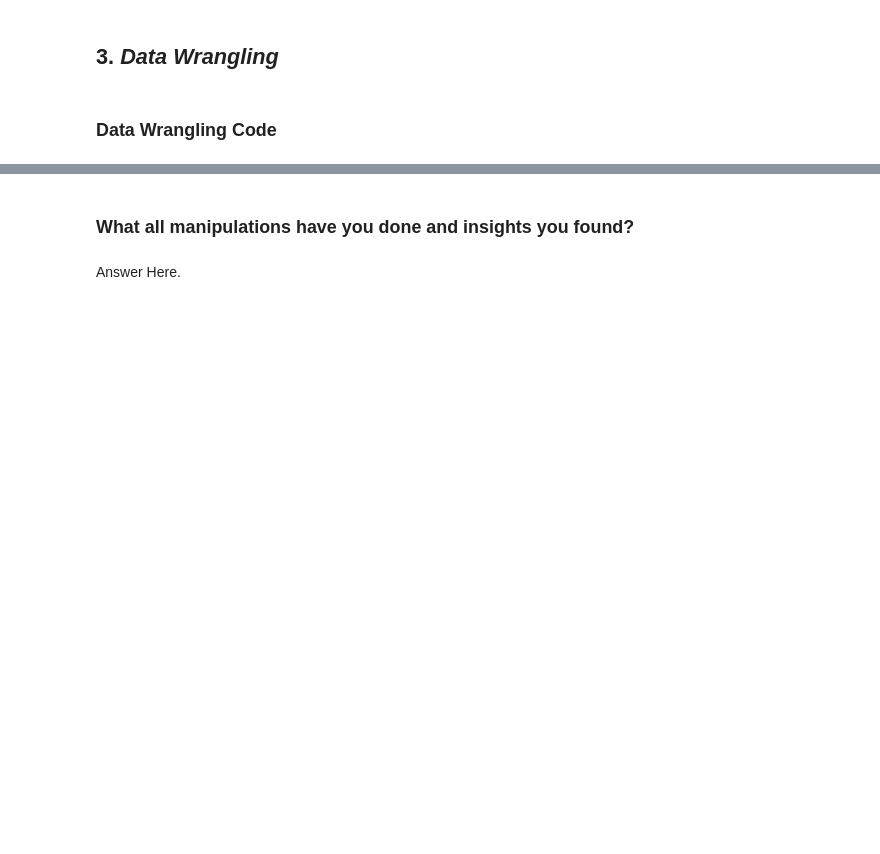
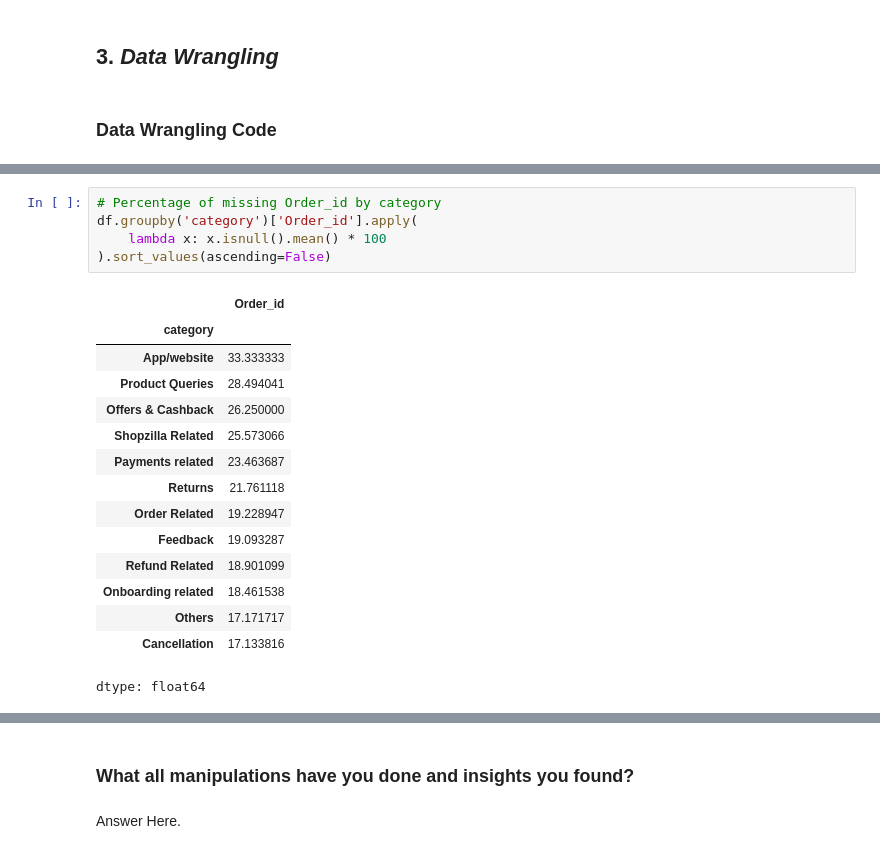
Before and after one commit to Shuvam-2000/Classification-Flipkart-Customer-Service-Satisfaction, a Jupyter notebook: Classification_Flipkart_Customer_Service_Satisfaction.ipynb, the cells around one changed output, grey strips where cells are left out. Drawn from its saved outputs; the diff is of its cells as text; blank space fills up the shorter version.

```diff
--- a/Classification_Flipkart_Customer_Service_Satisfaction.ipynb
+++ b/Classification_Flipkart_Customer_Service_Satisfaction.ipynb
@@ -236,0 +415,21 @@ Answer Here
+# %%
+# Percentage of missing Order_id by category
+df.groupby('category')['Order_id'].apply(
+    lambda x: x.isnull().mean() * 100
+).sort_values(ascending=False)
+# %% [output]
+|  | Order_id |
+| category |  |
+| App/website | 33.333333 |
+| Product Queries | 28.494041 |
+| Offers & Cashback | 26.250000 |
+| Shopzilla Related | 25.573066 |
+| Payments related | 23.463687 |
+| Returns | 21.761118 |
+| Order Related | 19.228947 |
+| Feedback | 19.093287 |
+| Refund Related | 18.901099 |
+| Onboarding related | 18.461538 |
+| Others | 17.171717 |
+| Cancellation | 17.133816 |
+dtype: float64
```
Also changed, not shown: parts of 29 cells of this notebook.
